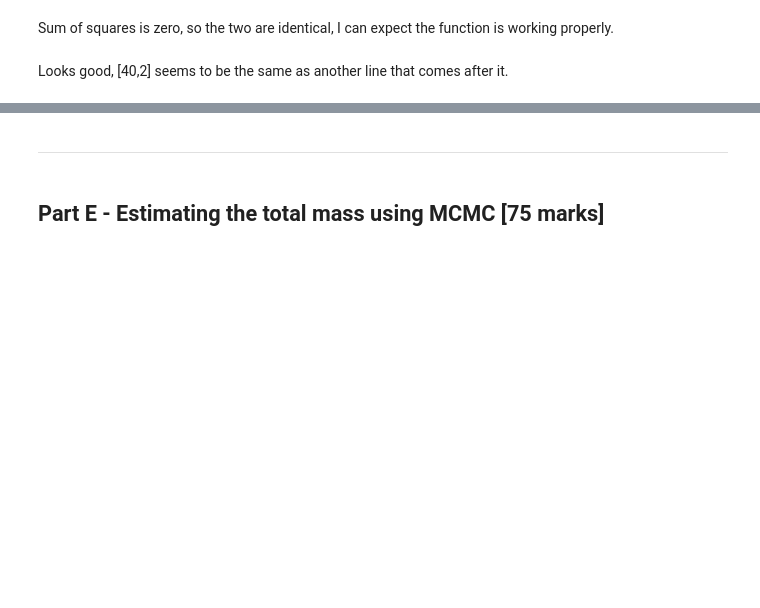
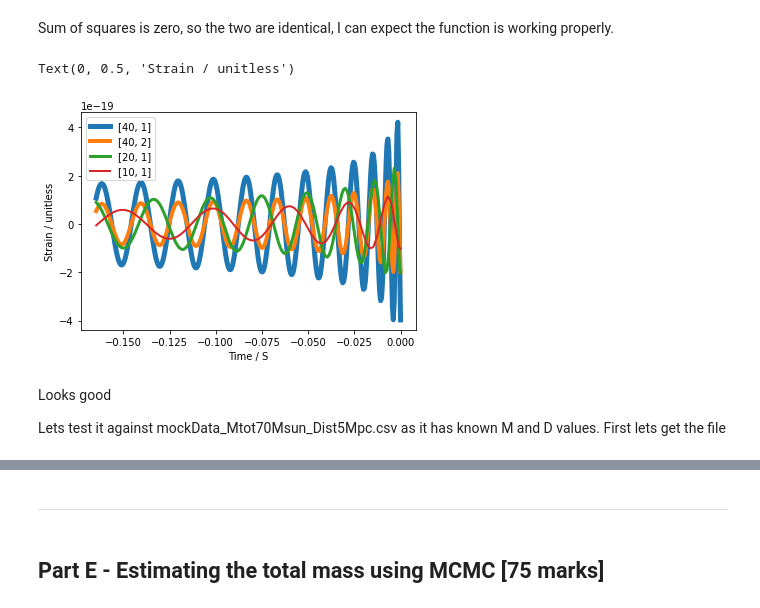
Before and after one commit to Clarke-Jools-36/DataAnalysis22, a Jupyter notebook: CA2_1903779.ipynb, the cells around one changed output, grey strips where cells are left out. Drawn from its saved outputs; the diff is of its cells as text; code cells hidden in the pictures; blank space fills up the shorter version.

```diff
--- a/CA2_1903779.ipynb
+++ b/CA2_1903779.ipynb
@@ -415,17 +448,20 @@ np.mean((refIn["strain"] - scale_ref(40,1))**2)
 # %% [markdown]
 Sum of squares is zero, so the two are identical, I can expect the function is working properly.
 # %%
-md_ = [[40,1],[40,2],[20,1],[10,1]]
+md_ = [[40,1,5],[40,2,4],[20,1,3],[10,1,2]]
 
 for i in md_:
-  plt.plot(refIn["time (s)"],scale_ref(*i), label = i)
+  plt.plot(*scale_ref(t_mock, *i[:2]),linewidth=i[2], label = i[:2])
 
 
 
 plt.legend()
-plt.xlabel("GPS Time / S")
+plt.xlabel("Time / S")
 plt.ylabel("Strain / unitless")
-plt.xlim(-0.3,0.2)
-plt.ylim(-2e-19,2e-19)
+# %% [output]
+Text(0, 0.5, 'Strain / unitless')
+[figure, added]
-# %% [markdown]
-Looks good, [40,2] seems to be the same as another line that comes after it.
+# %% [markdown]
+Looks good
+
+Lets test it against mockData_Mtot70Msun_Dist5Mpc.csv as it has known M and D values. First lets get the file
```
Also changed, not shown: parts of 36 cells of this notebook.
